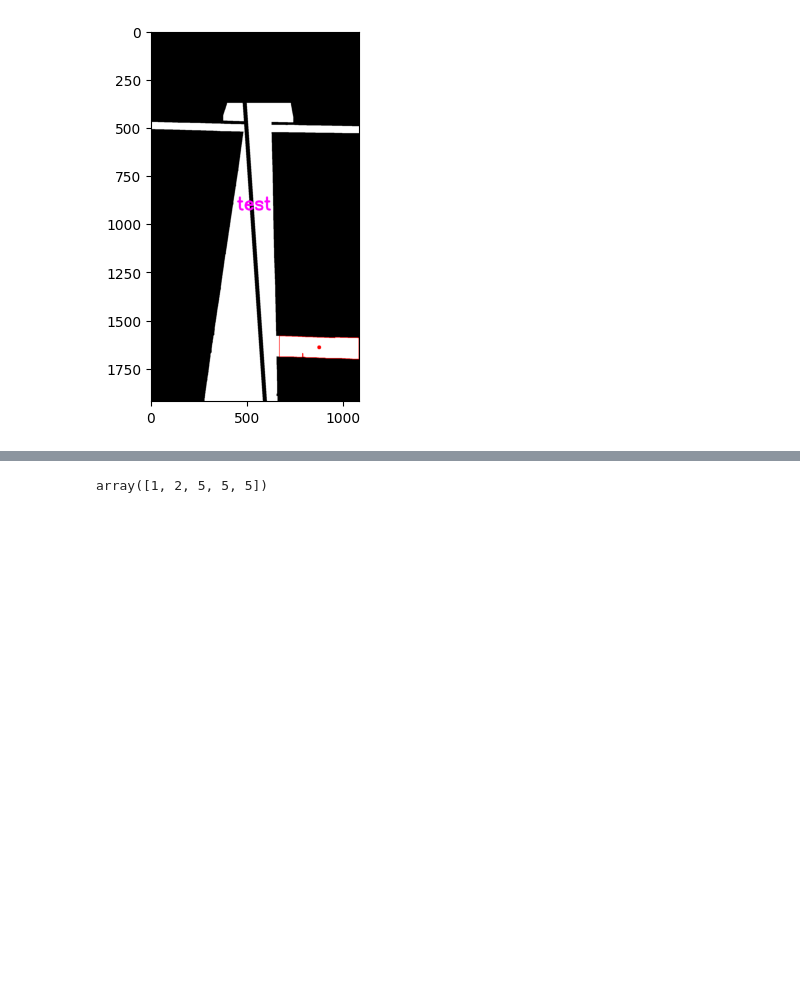
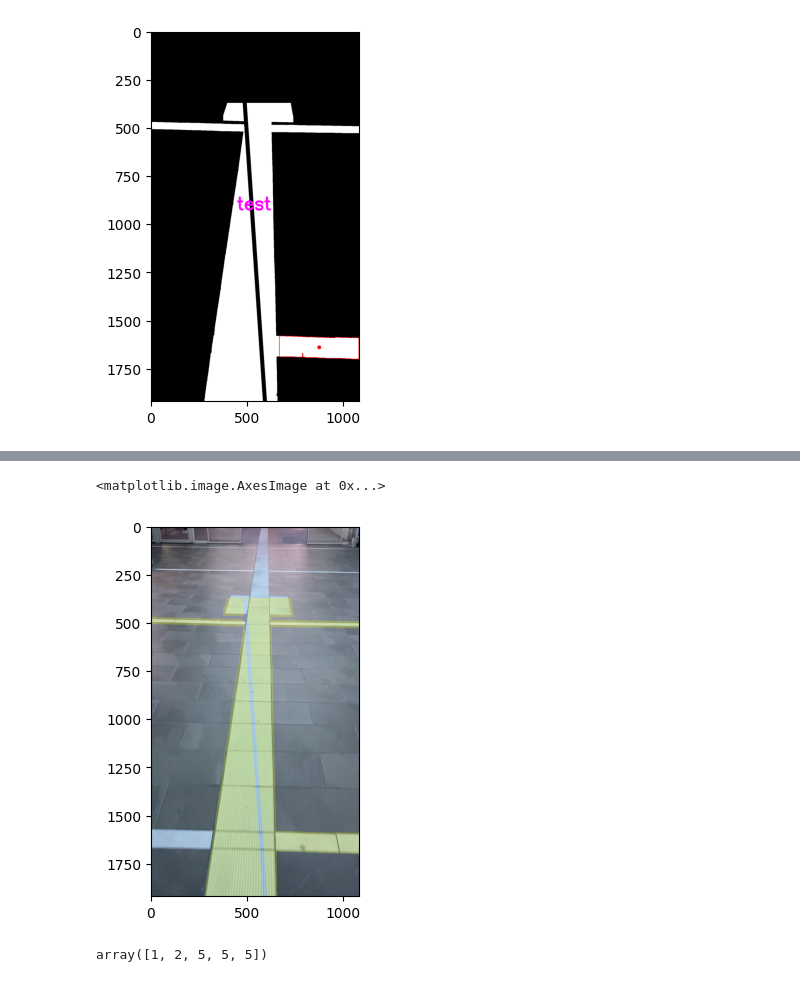
Before and after one commit to hendric-popma/project_bums, a Jupyter notebook: test_videps_frame.ipynb, the cells around one changed output, grey strips where cells are left out. Cells and saved outputs as stored; diff of their text form; code cells hidden in the pictures; blank space fills up the shorter version.

```diff
--- a/test_videps_frame.ipynb
+++ b/test_videps_frame.ipynb
@@ -96,3 +93,9 @@ right
+# %%
+test  = draw_seg_orientationline(img, img_line)
+plt.imshow(test)
+# %% [output]
+<matplotlib.image.AxesImage at 0x...>
+[figure, added]
 # %%
 # Define the text and its properties
 text = 'Hello, World!'
```
Also changed, not shown: parts of 1 cell of this notebook, 2 other files.
